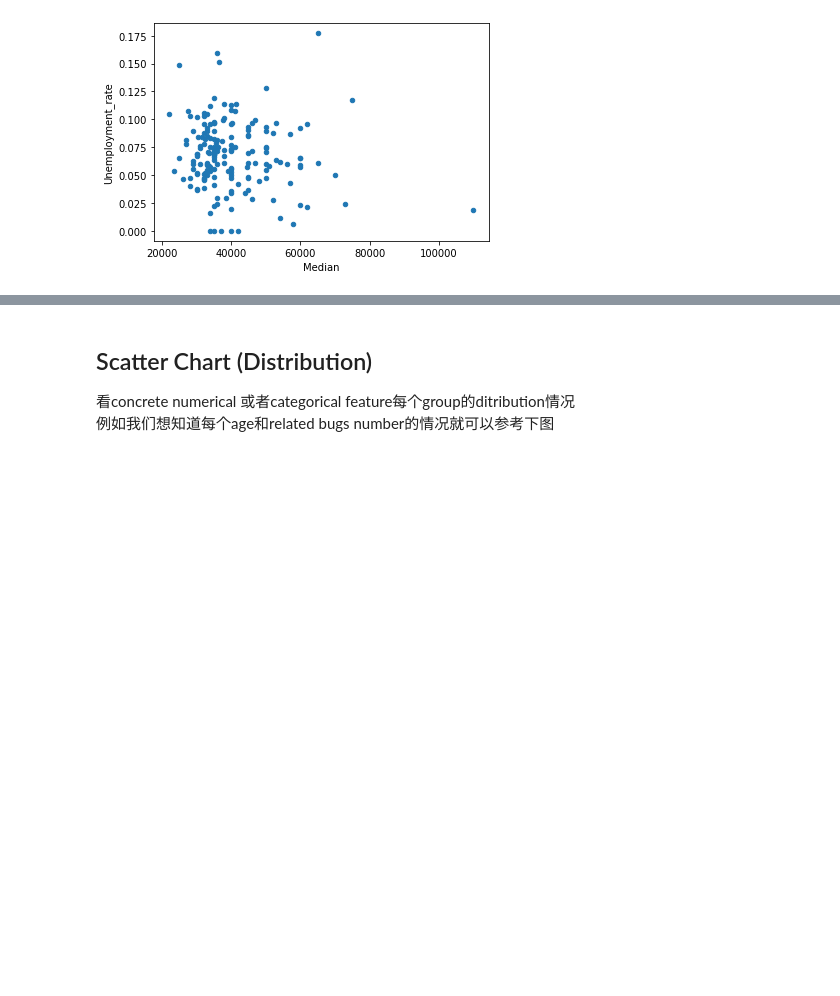
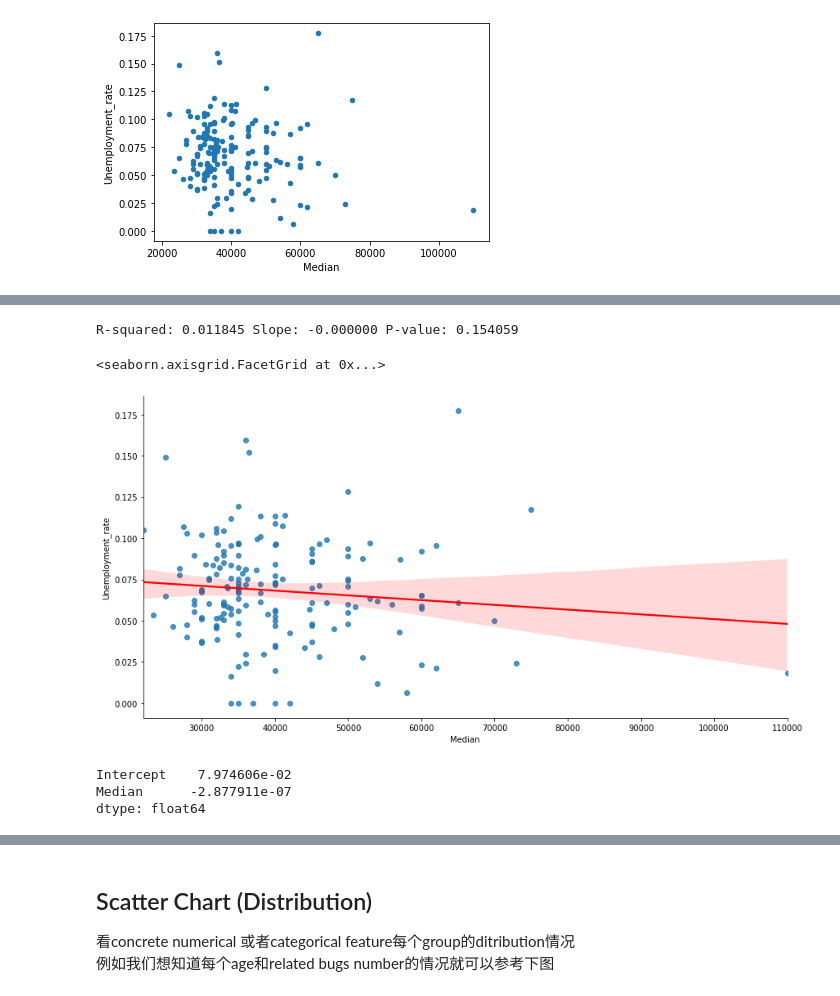
Before and after one commit to dk-wei/viz-storytelling, a Jupyter notebook: Plot_with_(mainly)_Pandas.ipynb, the cells around one changed output, grey strips where cells are left out. Drawn from its saved outputs; the diff is of its cells as text; code cells hidden in the pictures; blank space fills up the shorter version.

```diff
--- a/Plot_with_(mainly)_Pandas.ipynb
+++ b/Plot_with_(mainly)_Pandas.ipynb
@@ -482,0 +491,31 @@ df.plot(x="Median", y="Unemployment_rate", kind="scatter")
+# %%
+# 带regression line以及回归数据版本
+import seaborn as sns
+import matplotlib.pyplot as plt
+from scipy import stats
+
+x = df['Median']
+y = df['Unemployment_rate']
+
+res = stats.linregress(x, y)
+print(f"R-squared: {res.rvalue**2:.6f}", f"Slope: {res.slope:.6f}", f"P-value: {res.pvalue:.6f}", '\n')
+
+sns.lmplot(x='Median',y='Unemployment_rate',data=df,fit_reg=True, height=6, aspect=2, line_kws = {'color':'red'} )
+# %% [output]
+R-squared: 0.011845 Slope: -0.000000 P-value: 0.154059
+<seaborn.axisgrid.FacetGrid at 0x...>
+[figure, added]
+# %%
+# 附regression result
+
+import statsmodels.formula.api as smf
+
+mod = smf.ols(formula='Unemployment_rate ~ Median', data=df)
+
+res = mod.fit()
+
+res.params
+# %% [output]
+Intercept    7.974606e-02
+Median      -2.877911e-07
+dtype: float64
```
Also changed, not shown: parts of 4 cells of this notebook.
